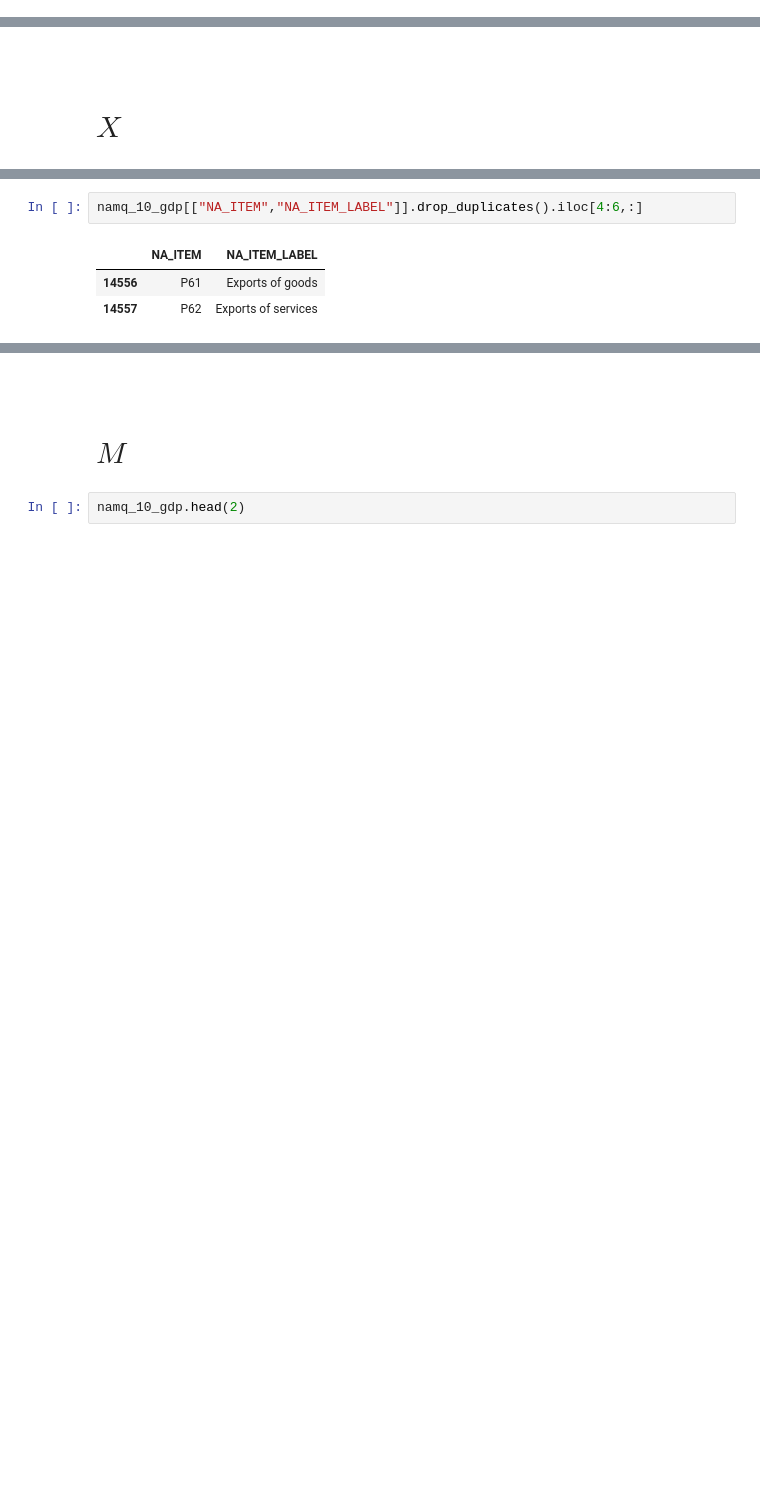
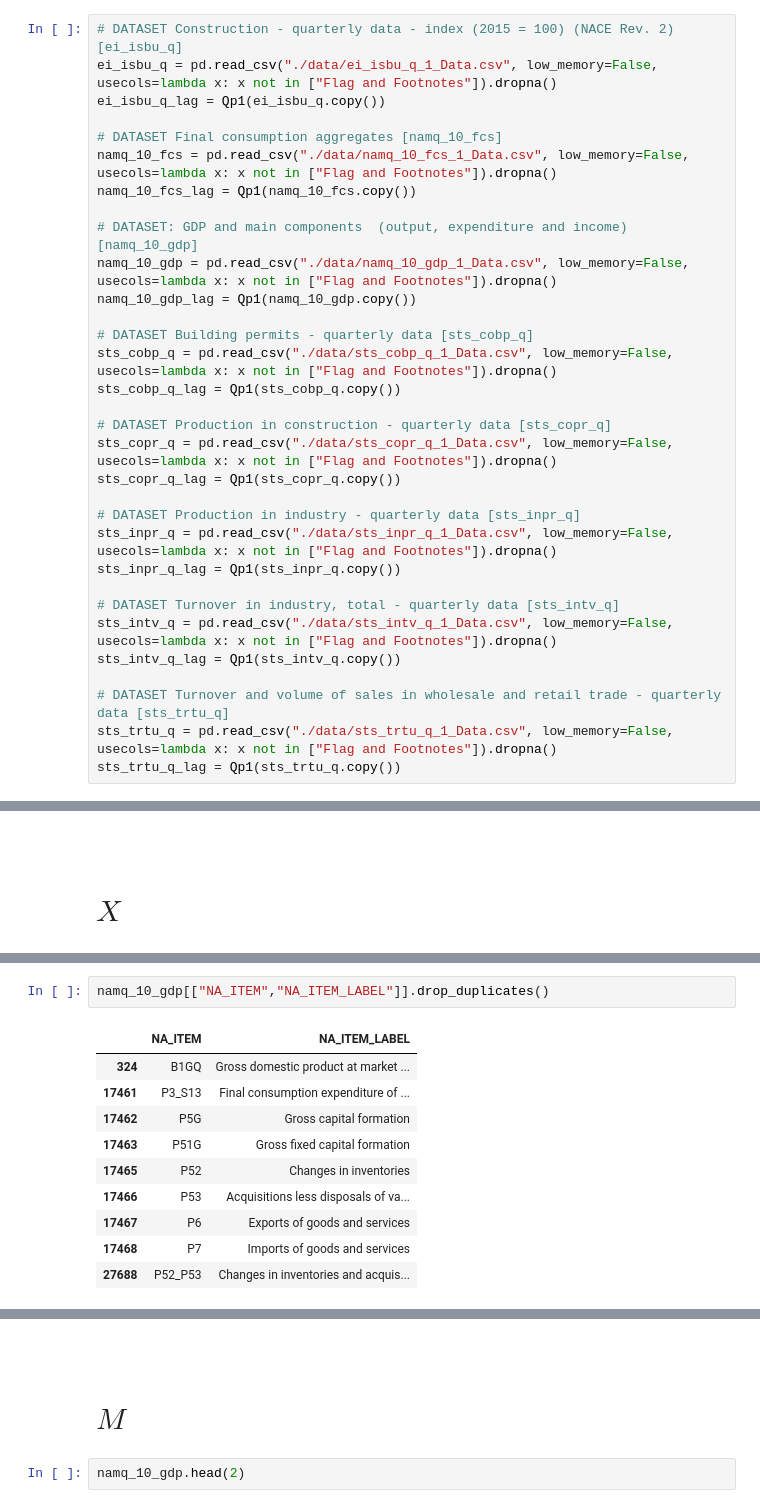
Before and after one commit to boturon/NovaSBE_Courses, a Jupyter notebook: 1107_macroeconomic-policies/assignment/pred-gdp/data.ipynb, the cells around one changed output, grey strips where cells are left out. Cells and saved outputs as stored; diff of their text form; blank space fills up the shorter version.

Commit message:
data Carlos

```diff
--- a/1107_macroeconomic-policies/assignment/pred-gdp/data.ipynb
+++ b/1107_macroeconomic-policies/assignment/pred-gdp/data.ipynb
@@ -41,2 +36,34 @@ namq_10_fcs_lag = Qp1(namq_10_fcs.copy())
+# %%
+# DATASET Construction - quarterly data - index (2015 = 100) (NACE Rev. 2) [ei_isbu_q]
+ei_isbu_q = pd.read_csv("./data/ei_isbu_q_1_Data.csv", low_memory=False, usecols=lambda x: x not in ["Flag and Footnotes"]).dropna()
+ei_isbu_q_lag = Qp1(ei_isbu_q.copy())
+
+# DATASET Final consumption aggregates [namq_10_fcs]
+namq_10_fcs = pd.read_csv("./data/namq_10_fcs_1_Data.csv", low_memory=False, usecols=lambda x: x not in ["Flag and Footnotes"]).dropna()
+namq_10_fcs_lag = Qp1(namq_10_fcs.copy())
+
+# DATASET: GDP and main components  (output, expenditure and income) [namq_10_gdp]
+namq_10_gdp = pd.read_csv("./data/namq_10_gdp_1_Data.csv", low_memory=False, usecols=lambda x: x not in ["Flag and Footnotes"]).dropna()
+namq_10_gdp_lag = Qp1(namq_10_gdp.copy())
+
+# DATASET Building permits - quarterly data [sts_cobp_q]
+sts_cobp_q = pd.read_csv("./data/sts_cobp_q_1_Data.csv", low_memory=False, usecols=lambda x: x not in ["Flag and Footnotes"]).dropna()
+sts_cobp_q_lag = Qp1(sts_cobp_q.copy())
+
+# DATASET Production in construction - quarterly data [sts_copr_q]
+sts_copr_q = pd.read_csv("./data/sts_copr_q_1_Data.csv", low_memory=False, usecols=lambda x: x not in ["Flag and Footnotes"]).dropna()
+sts_copr_q_lag = Qp1(sts_copr_q.copy())
+
+# DATASET Production in industry - quarterly data [sts_inpr_q]
+sts_inpr_q = pd.read_csv("./data/sts_inpr_q_1_Data.csv", low_memory=False, usecols=lambda x: x not in ["Flag and Footnotes"]).dropna()
+sts_inpr_q_lag = Qp1(sts_inpr_q.copy())
+
+# DATASET Turnover in industry, total - quarterly data [sts_intv_q]
+sts_intv_q = pd.read_csv("./data/sts_intv_q_1_Data.csv", low_memory=False, usecols=lambda x: x not in ["Flag and Footnotes"]).dropna()
+sts_intv_q_lag = Qp1(sts_intv_q.copy())
+
+# DATASET Turnover and volume of sales in wholesale and retail trade - quarterly data [sts_trtu_q]
+sts_trtu_q = pd.read_csv("./data/sts_trtu_q_1_Data.csv", low_memory=False, usecols=lambda x: x not in ["Flag and Footnotes"]).dropna()
+sts_trtu_q_lag = Qp1(sts_trtu_q.copy())
 # %% [markdown]
 >## Monthly
@@ -197,9 +421,16 @@ namq_10_gdp.head(2)
 | 270 | 1975Q1 | FR | France | CLV10_MEUR | Chain linked volumes (2010), mill... | SCA | Seasonally and calendar adjusted ... | B1GQ | Gross domestic product at market ... | ... |
 | 280 | 1975Q1 | FR | France | CLV_PCH_PRE | Chain linked volumes, percentage ... | SCA | Seasonally and calendar adjusted ... | B1GQ | Gross domestic product at market ... | ... |
 # %%
-namq_10_gdp[["NA_ITEM","NA_ITEM_LABEL"]].drop_duplicates().iloc[4:6,:]
+namq_10_gdp[["NA_ITEM","NA_ITEM_LABEL"]].drop_duplicates()
 # %% [output]
 |  | NA_ITEM | NA_ITEM_LABEL |
-| 14556 | P61 | Exports of goods |
-| 14557 | P62 | Exports of services |
+| 324 | B1GQ | Gross domestic product at market ... |
+| 17461 | P3_S13 | Final consumption expenditure of ... |
+| 17462 | P5G | Gross capital formation |
+| 17463 | P51G | Gross fixed capital formation |
+| 17465 | P52 | Changes in inventories |
+| 17466 | P53 | Acquisitions less disposals of va... |
+| 17467 | P6 | Exports of goods and services |
+| 17468 | P7 | Imports of goods and services |
+| 27688 | P52_P53 | Changes in inventories and acquis... |
 # %%
```
Also changed, not shown: parts of 51 cells of this notebook, 40 other files.
